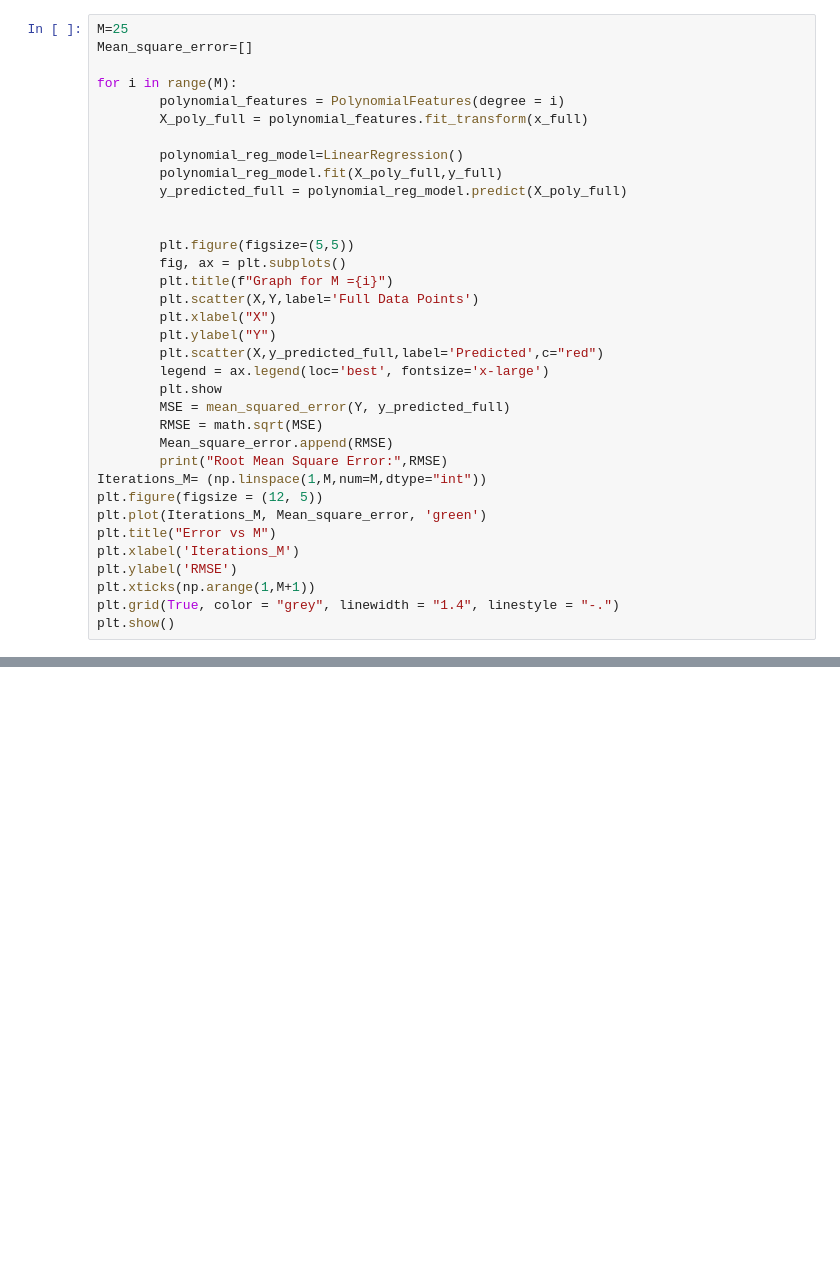
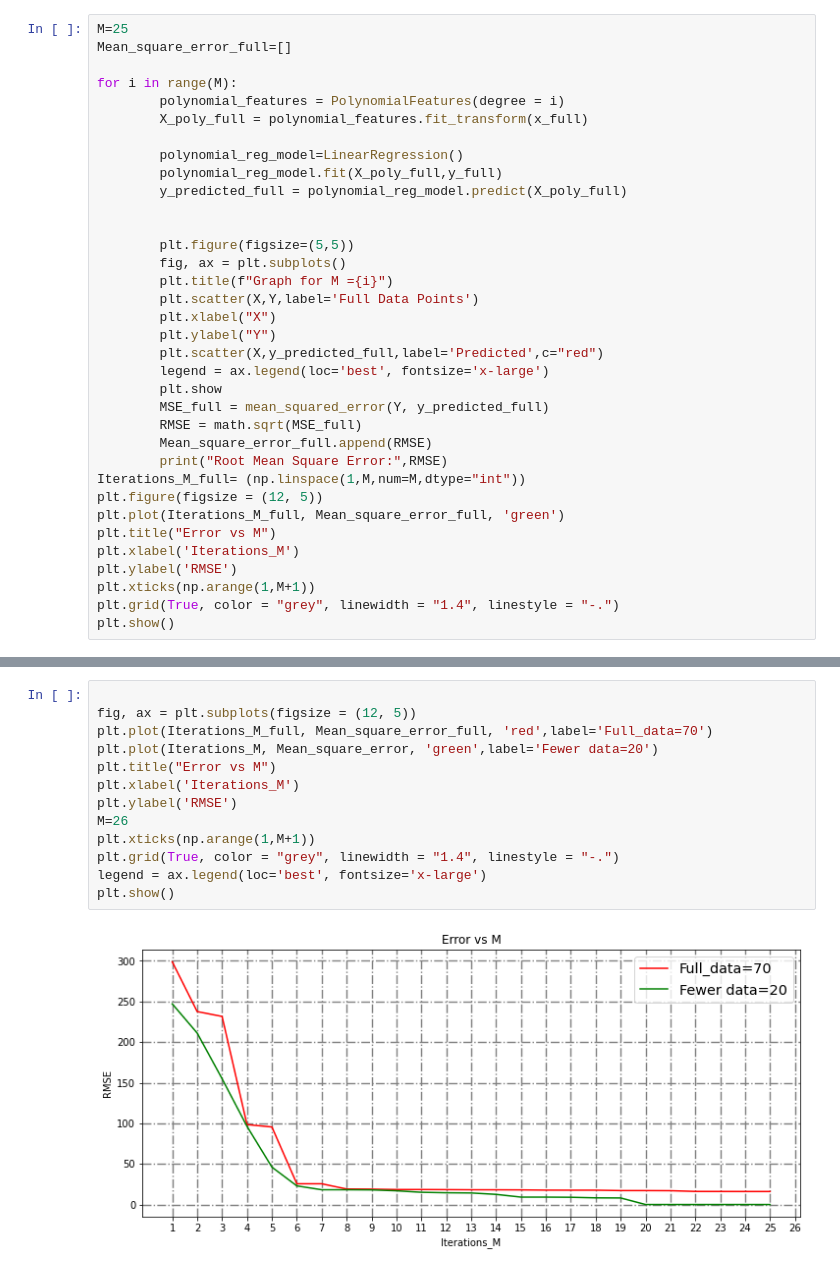
Before and after one commit to KAJURAMBO/Assignment1_linear-polyregression_intro-to-ml_ell784, a Jupyter notebook: assignment_1.ipynb, the cells around one changed output, grey strips where cells are left out. Saved outputs shown, nothing was run; the diff lists cells and outputs as text; blank space fills up the shorter version.

```diff
--- a/assignment_1.ipynb
+++ b/assignment_1.ipynb
@@ -68,6 +97,6 @@ Root Mean Square Error: 211.12447248939546
 # %%
 M=25
-Mean_square_error=[]
+Mean_square_error_full=[]
 
 for i in range(M):
         polynomial_features = PolynomialFeatures(degree = i)
@@ -87,13 +116,13 @@ for i in range(M):
         plt.scatter(X,y_predicted_full,label='Predicted',c="red")
         legend = ax.legend(loc='best', fontsize='x-large')
         plt.show
-        MSE = mean_squared_error(Y, y_predicted_full)
-        RMSE = math.sqrt(MSE)
-        Mean_square_error.append(RMSE)
+        MSE_full = mean_squared_error(Y, y_predicted_full)
+        RMSE = math.sqrt(MSE_full)
+        Mean_square_error_full.append(RMSE)
         print("Root Mean Square Error:",RMSE)
-Iterations_M= (np.linspace(1,M,num=M,dtype="int"))
+Iterations_M_full= (np.linspace(1,M,num=M,dtype="int"))
 plt.figure(figsize = (12, 5))
-plt.plot(Iterations_M, Mean_square_error, 'green')
+plt.plot(Iterations_M_full, Mean_square_error_full, 'green')
 plt.title("Error vs M")
 plt.xlabel('Iterations_M')
 plt.ylabel('RMSE')
@@ -137,3 +166,18 @@ Root Mean Square Error: 15.99527941942065
 <Figure size 360x360 with 0 Axes>
 [figure]
 ... (41 outputs left out)
+# %%
+
+fig, ax = plt.subplots(figsize = (12, 5))
+plt.plot(Iterations_M_full, Mean_square_error_full, 'red',label='Full_data=70')
+plt.plot(Iterations_M, Mean_square_error, 'green',label='Fewer data=20')
+plt.title("Error vs M")
+plt.xlabel('Iterations_M')
+plt.ylabel('RMSE')
+M=26
+plt.xticks(np.arange(1,M+1))
+plt.grid(True, color = "grey", linewidth = "1.4", linestyle = "-.")
+legend = ax.legend(loc='best', fontsize='x-large')
+plt.show()
+# %% [output]
+[figure, added]
```
Also changed, not shown: parts of 2 cells of this notebook.
